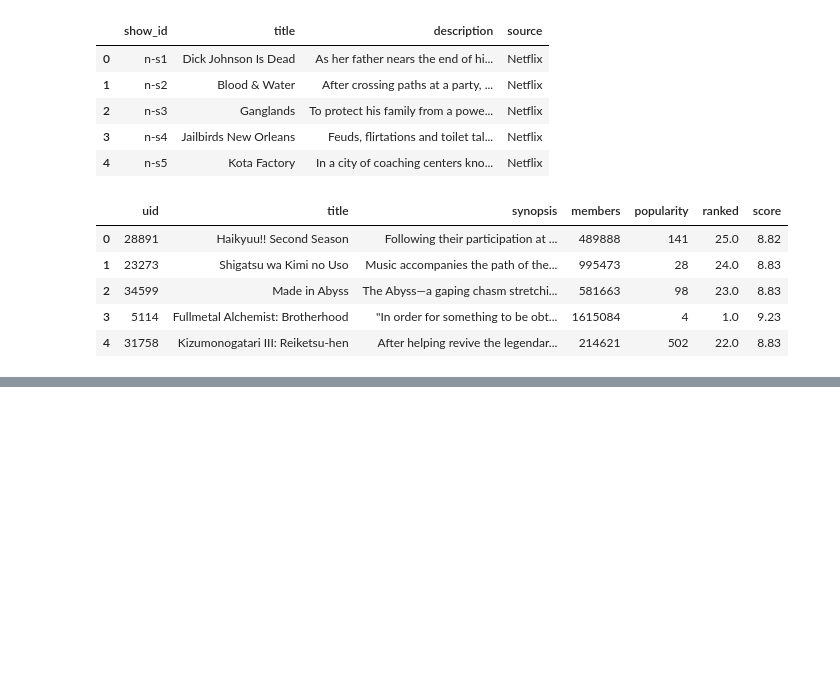
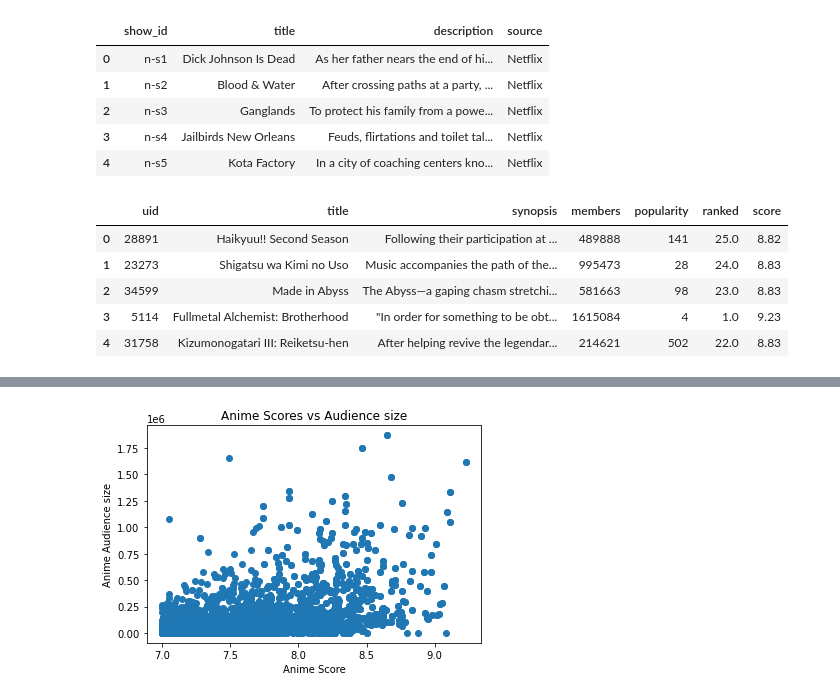
Before and after one commit to dseg27/Animeniacs, a Jupyter notebook: databases.ipynb, the cells around one changed output, grey strips where cells are left out. Cells and saved outputs as stored; diff of their text form; code cells hidden in the pictures; blank space fills up the shorter version.

```diff
--- a/databases.ipynb
+++ b/databases.ipynb
@@ -176,0 +275,12 @@ anime_df.head()
+# %%
+x= anime_cleaned_df['score']
+y= anime_cleaned_df['members']
+
+plt.scatter(x,y)
+plt.xlabel('Anime Score')
+plt.ylabel('Anime Audience size')
+plt.title('Anime Scores vs Audience size')
+
+plt.show()
+# %% [output]
+[figure, added]
```
Also changed, not shown: parts of 23 cells of this notebook, 5 other files.
